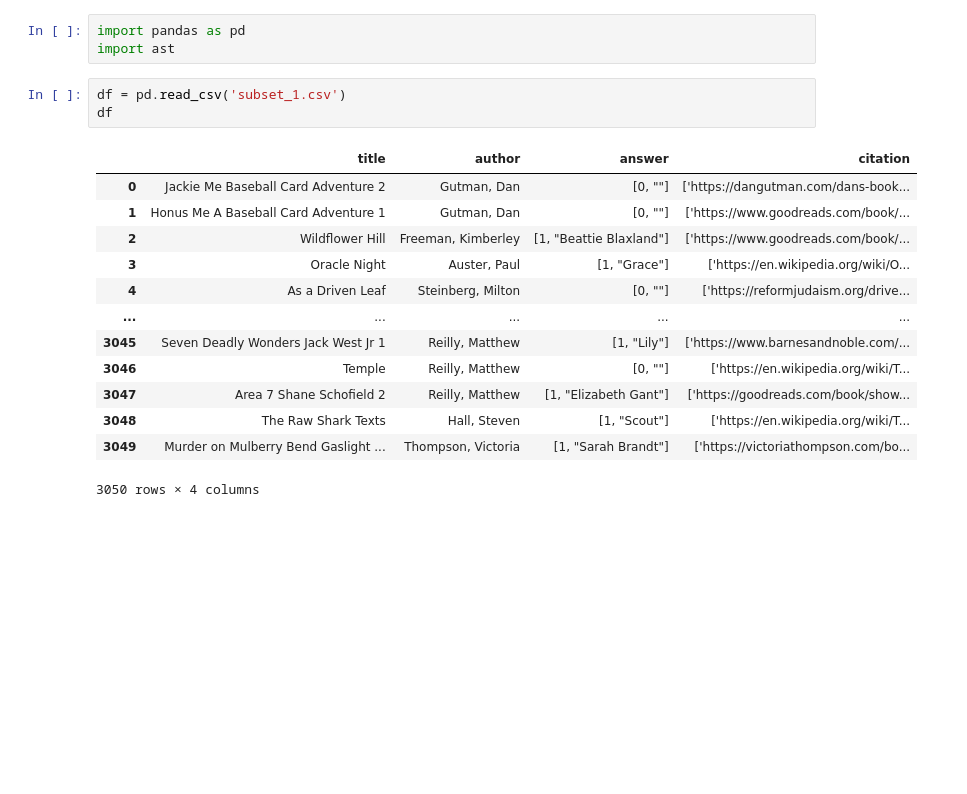
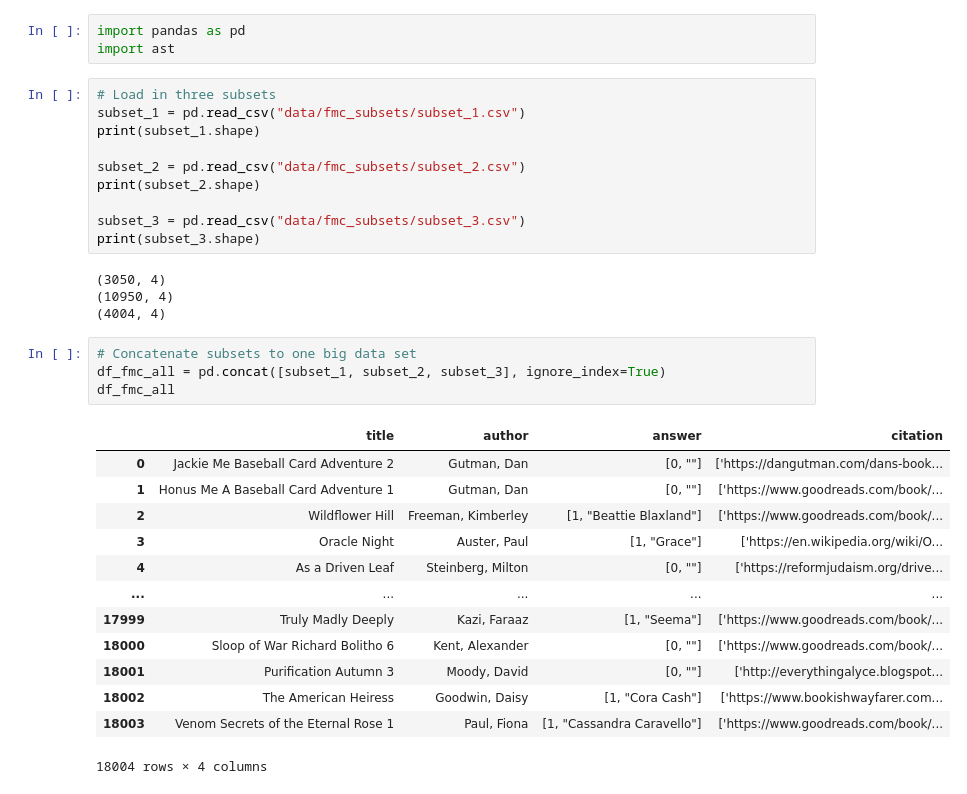
Before and after one commit to skratzke/thesis, a Jupyter notebook: 1.5 preprocessing.ipynb, the cells around one changed output. Saved outputs shown, nothing was run; the diff lists cells and outputs as text; blank space fills up the shorter version.

```diff
--- a/1.5 preprocessing.ipynb
+++ b/1.5 preprocessing.ipynb
@@ -1,20 +1,35 @@
 # %%
 import pandas as pd
 import ast
-# %%
-df = pd.read_csv('subset_1.csv')
-df
-# %% [output]
-|  | title | author | answer | citation |
-| 0 | Jackie Me Baseball Card Adventure 2 | Gutman, Dan | [0, ""] | ['https://dangutman.com/dans-book... |
-| 1 | Honus Me A Baseball Card Adventure 1 | Gutman, Dan | [0, ""] | ['https://www.goodreads.com/book/... |
-| 2 | Wildflower Hill | Freeman, Kimberley | [1, "Beattie Blaxland"] | ['https://www.goodreads.com/book/... |
-| 3 | Oracle Night | Auster, Paul | [1, "Grace"] | ['https://en.wikipedia.org/wiki/O... |
-| 4 | As a Driven Leaf | Steinberg, Milton | [0, ""] | ['https://reformjudaism.org/drive... |
-| ... | ... | ... | ... | ... |
-| 3045 | Seven Deadly Wonders Jack West Jr 1 | Reilly, Matthew | [1, "Lily"] | ['https://www.barnesandnoble.com/... |
-| 3046 | Temple | Reilly, Matthew | [0, ""] | ['https://en.wikipedia.org/wiki/T... |
-| 3047 | Area 7 Shane Schofield 2 | Reilly, Matthew | [1, "Elizabeth Gant"] | ['https://goodreads.com/book/show... |
-| 3048 | The Raw Shark Texts | Hall, Steven | [1, "Scout"] | ['https://en.wikipedia.org/wiki/T... |
-| 3049 | Murder on Mulberry Bend Gaslight ... | Thompson, Victoria | [1, "Sarah Brandt"] | ['https://victoriathompson.com/bo... |
-3050 rows × 4 columns
+# %%
+# Load in three subsets
+subset_1 = pd.read_csv("data/fmc_subsets/subset_1.csv")
+print(subset_1.shape)
+
+subset_2 = pd.read_csv("data/fmc_subsets/subset_2.csv")
+print(subset_2.shape)
+
+subset_3 = pd.read_csv("data/fmc_subsets/subset_3.csv")
+print(subset_3.shape)
+# %% [output]
+(3050, 4)
+(10950, 4)
+(4004, 4)
+# %%
+# Concatenate subsets to one big data set
+df_fmc_all = pd.concat([subset_1, subset_2, subset_3], ignore_index=True)
+df_fmc_all
+# %% [output]
+|  | title | author | answer | citation |
+| 0 | Jackie Me Baseball Card Adventure 2 | Gutman, Dan | [0, ""] | ['https://dangutman.com/dans-book... |
+| 1 | Honus Me A Baseball Card Adventure 1 | Gutman, Dan | [0, ""] | ['https://www.goodreads.com/book/... |
+| 2 | Wildflower Hill | Freeman, Kimberley | [1, "Beattie Blaxland"] | ['https://www.goodreads.com/book/... |
+| 3 | Oracle Night | Auster, Paul | [1, "Grace"] | ['https://en.wikipedia.org/wiki/O... |
+| 4 | As a Driven Leaf | Steinberg, Milton | [0, ""] | ['https://reformjudaism.org/drive... |
+| ... | ... | ... | ... | ... |
+| 17999 | Truly Madly Deeply | Kazi, Faraaz | [1, "Seema"] | ['https://www.goodreads.com/book/... |
+| 18000 | Sloop of War Richard Bolitho 6 | Kent, Alexander | [0, ""] | ['https://www.goodreads.com/book/... |
+| 18001 | Purification Autumn 3 | Moody, David | [0, ""] | ['http://everythingalyce.blogspot... |
+| 18002 | The American Heiress | Goodwin, Daisy | [1, "Cora Cash"] | ['https://www.bookishwayfarer.com... |
+| 18003 | Venom Secrets of the Eternal Rose 1 | Paul, Fiona | [1, "Cassandra Caravello"] | ['https://www.goodreads.com/book/... |
+18004 rows × 4 columns
```
Also changed, not shown: parts of 6 cells of this notebook, 1 other file.
